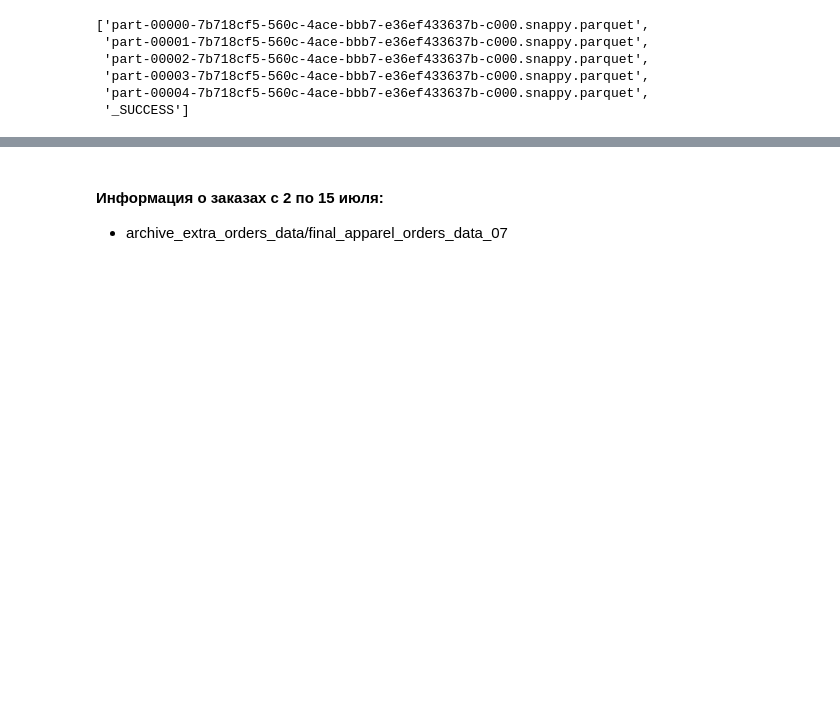
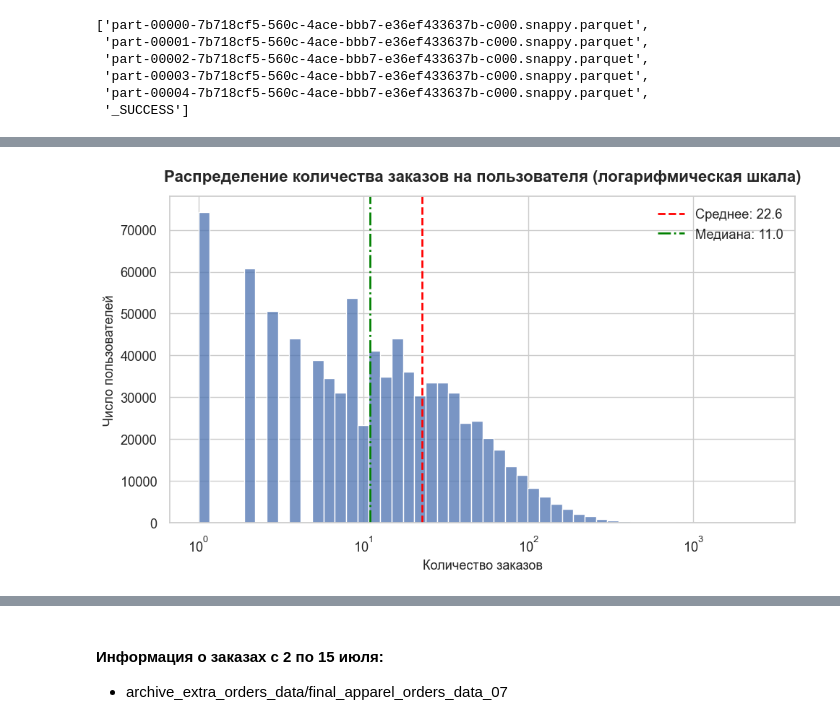
Before and after one commit to Denis-R-V/Ozon_RecSys, a Jupyter notebook: notebooks/1_EDA.ipynb, the cells around one changed output, grey strips where cells are left out. Cells and saved outputs as stored; diff of their text form; code cells hidden in the pictures; blank space fills up the shorter version.

```diff
--- a/notebooks/1_EDA.ipynb
+++ b/notebooks/1_EDA.ipynb
@@ -81,0 +254,4 @@ proccesed_orders   960296      5.08%
+# %%
+plot_distribution(orders_ddf, 1_000_000_000, True, 'заказов')
+# %% [output]
+[figure, added]
```
Also changed, not shown: parts of 41 cells of this notebook.
